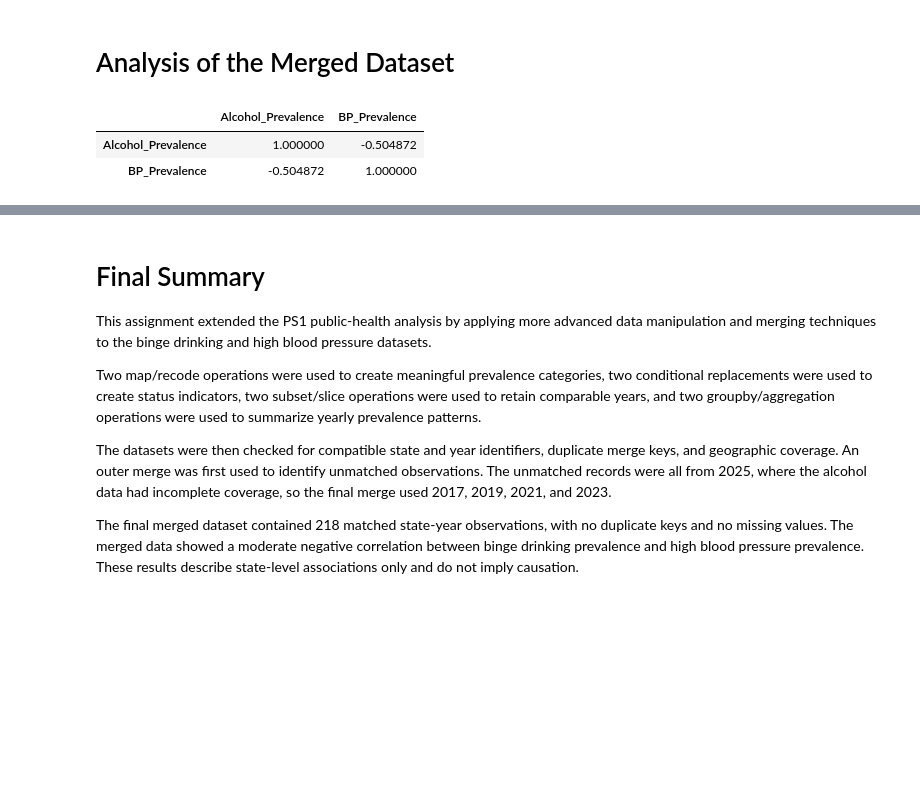
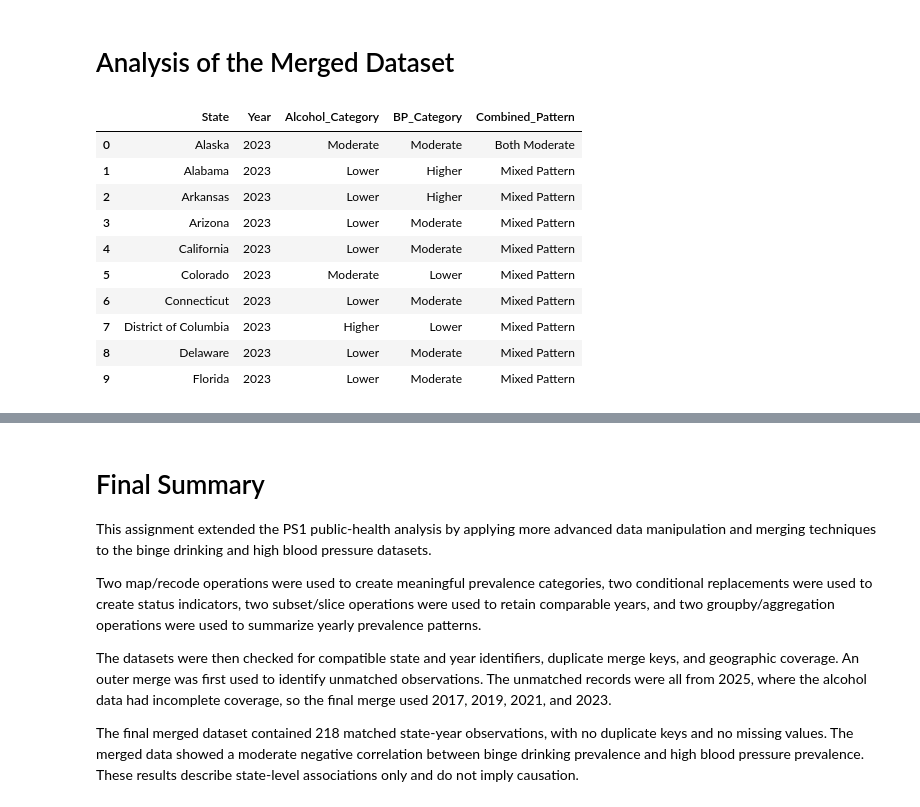
Before and after one commit to YathinKandakatla/DataManagement, a Jupyter notebook: Ps2.ipynb, the cells around one changed output, grey strips where cells are left out. Cells and saved outputs as stored; diff of their text form; code cells hidden in the pictures; blank space fills up the shorter version.

```diff
--- a/Ps2.ipynb
+++ b/Ps2.ipynb
@@ -1016,17 +1016,39 @@ health_merged[
 | 9 | 2023 | Florida | 14.3 | Lower | 35.9 | Moderate |
 # %% [markdown]
 # Analysis of the Merged Dataset
-# %%
-# Calculate the correlation between binge-drinking prevalence
-# and high blood pressure prevalence across the merged state-year observations.
-#
-# This does not establish causation. It only describes whether the two
-# measures tend to move in the same or opposite direction.
-
-health_merged[
-    ["Alcohol_Prevalence", "BP_Prevalence"]
-].corr()
-# %% [output]
-|  | Alcohol_Prevalence | BP_Prevalence |
-| Alcohol_Prevalence | 1.000000 | -0.504872 |
-| BP_Prevalence | -0.504872 | 1.000000 |
+# %%
+# Recode the combined alcohol and blood pressure categories into a simple
+# overall pattern label for each state-year observation.
+#
+# The purpose is to create a meaningful summary category from the two
+# prevalence classifications already available in the merged dataset.
+
+combined_pattern_map = {
+    ("Lower", "Lower"): "Both Lower",
+    ("Moderate", "Moderate"): "Both Moderate",
+    ("Higher", "Higher"): "Both Higher"
+}
+
+health_merged["Combined_Pattern"] = health_merged.apply(
+    lambda row: combined_pattern_map.get(
+        (row["Alcohol_Category"], row["BP_Category"]),
+        "Mixed Pattern"
+    ),
+    axis=1
+)
+
+health_merged[
+    ["State", "Year", "Alcohol_Category", "BP_Category", "Combined_Pattern"]
+].head(10)
+# %% [output]
+|  | State | Year | Alcohol_Category | BP_Category | Combined_Pattern |
+| 0 | Alaska | 2023 | Moderate | Moderate | Both Moderate |
+| 1 | Alabama | 2023 | Lower | Higher | Mixed Pattern |
+| 2 | Arkansas | 2023 | Lower | Higher | Mixed Pattern |
+| 3 | Arizona | 2023 | Lower | Moderate | Mixed Pattern |
+| 4 | California | 2023 | Lower | Moderate | Mixed Pattern |
+| 5 | Colorado | 2023 | Moderate | Lower | Mixed Pattern |
+| 6 | Connecticut | 2023 | Lower | Moderate | Mixed Pattern |
+| 7 | District of Columbia | 2023 | Higher | Lower | Mixed Pattern |
+| 8 | Delaware | 2023 | Lower | Moderate | Mixed Pattern |
+| 9 | Florida | 2023 | Lower | Moderate | Mixed Pattern |
```
Also changed, not shown: parts of 5 cells of this notebook.
